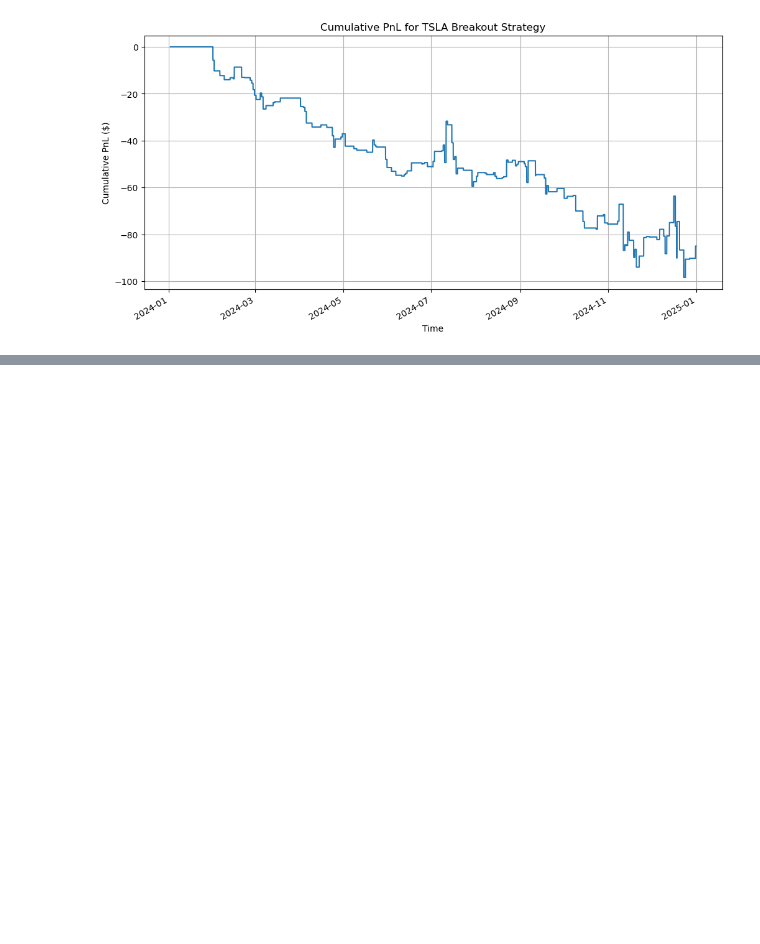
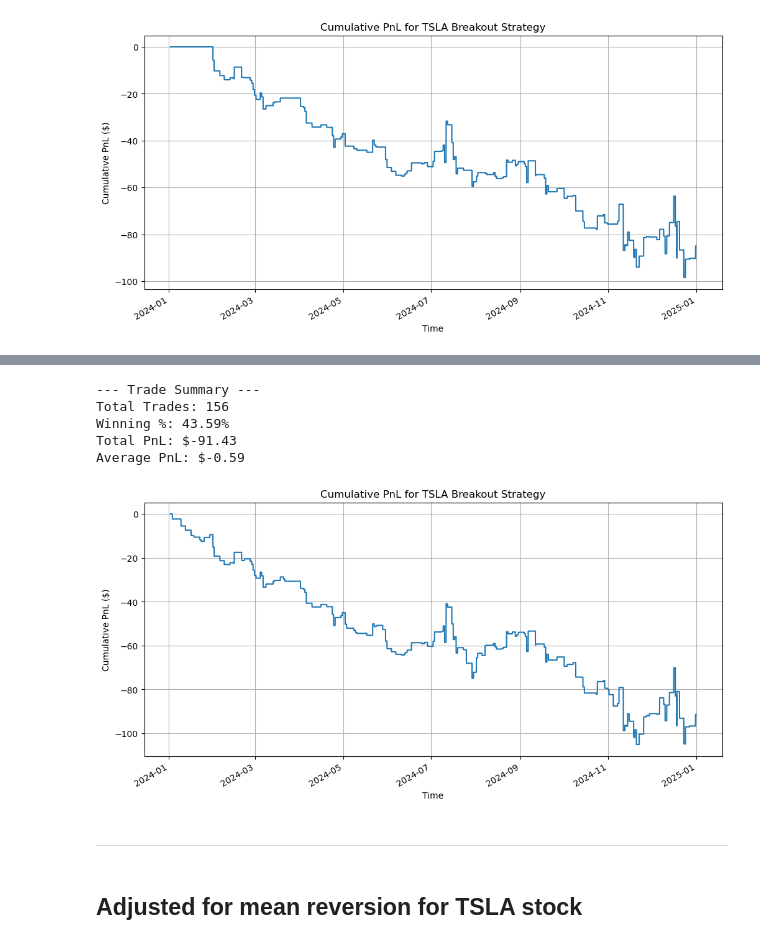
Before and after one commit to apasvenskas/Tesla-Stock-Analysis, a Jupyter notebook: TestingConnectionToAlpaca.ipynb, the cells around one changed output, grey strips where cells are left out. Drawn from its saved outputs; the diff is of its cells as text; code cells hidden in the pictures; blank space fills up the shorter version.

Commit message:
tested tsla with breakout strategy

```diff
--- a/TestingConnectionToAlpaca.ipynb
+++ b/TestingConnectionToAlpaca.ipynb
@@ -211,0 +341,33 @@ Average PnL: $-0.62
+# %%
+# --- Metrics and Visualization ---
+print("\n--- Trade Summary ---")
+trades_df = pd.DataFrame(trades)
+tesla['Cumulative_PnL'] = tesla['PnL'].cumsum()
+
+if not trades_df.empty:
+    print(f"Total Trades: {len(trades_df)}")
+    winning_trades = (trades_df['PnL'] > 0).sum()
+    win_rate = (winning_trades / len(trades_df)) * 100 if len(trades_df) > 0 else 0
+    print(f"Winning %: {win_rate:.2f}%")
+    print(f"Total PnL: ${trades_df['PnL'].sum():.2f}")
+    print(f"Average PnL: ${trades_df['PnL'].mean():.2f}")
+      # --- Plot ---
+    plt.figure(figsize=(12, 6))
+    tesla['Cumulative_PnL'].plot(title=f'Cumulative PnL for {SYMBOL} Breakout Strategy')
+    plt.xlabel("Time")
+    plt.ylabel("Cumulative PnL ($)")
+    plt.grid(True)
+    plt.show()
+else:
+    print("No trades were executed during the backtest period.")
+# %% [output]
+--- Trade Summary ---
+Total Trades: 156
+Winning %: 43.59%
+Total PnL: $-91.43
+Average PnL: $-0.59
+[figure, added]
+# %% [markdown]
+****************************************************************
+# %% [markdown]
+## Adjusted for mean reversion for TSLA stock
```
Also changed, not shown: parts of 9 cells of this notebook, 1 other file.
